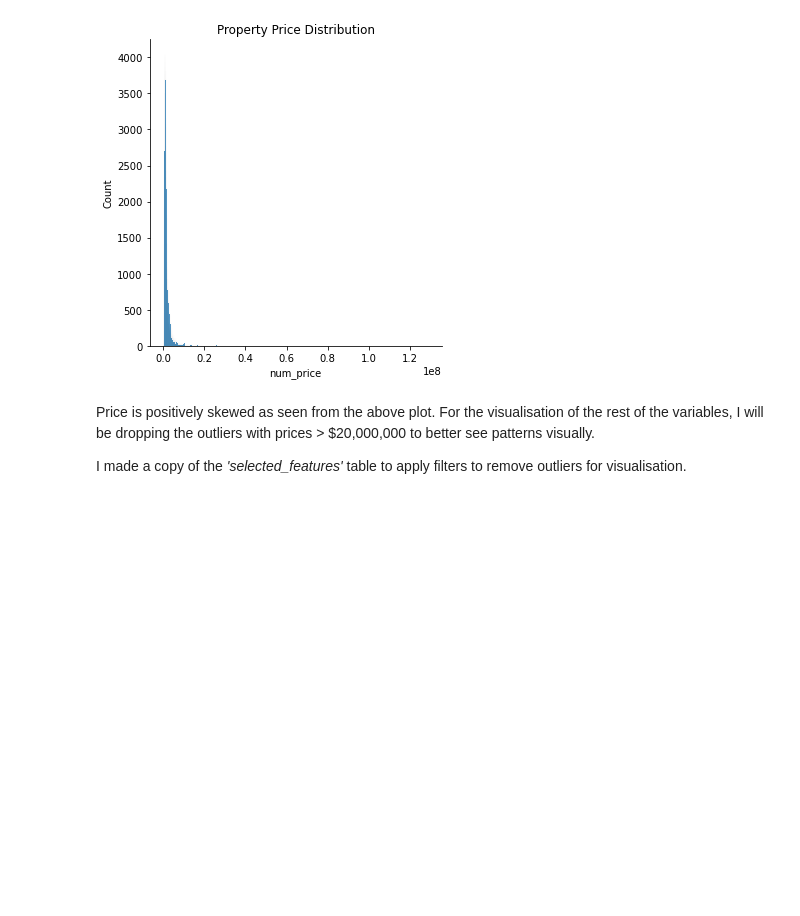
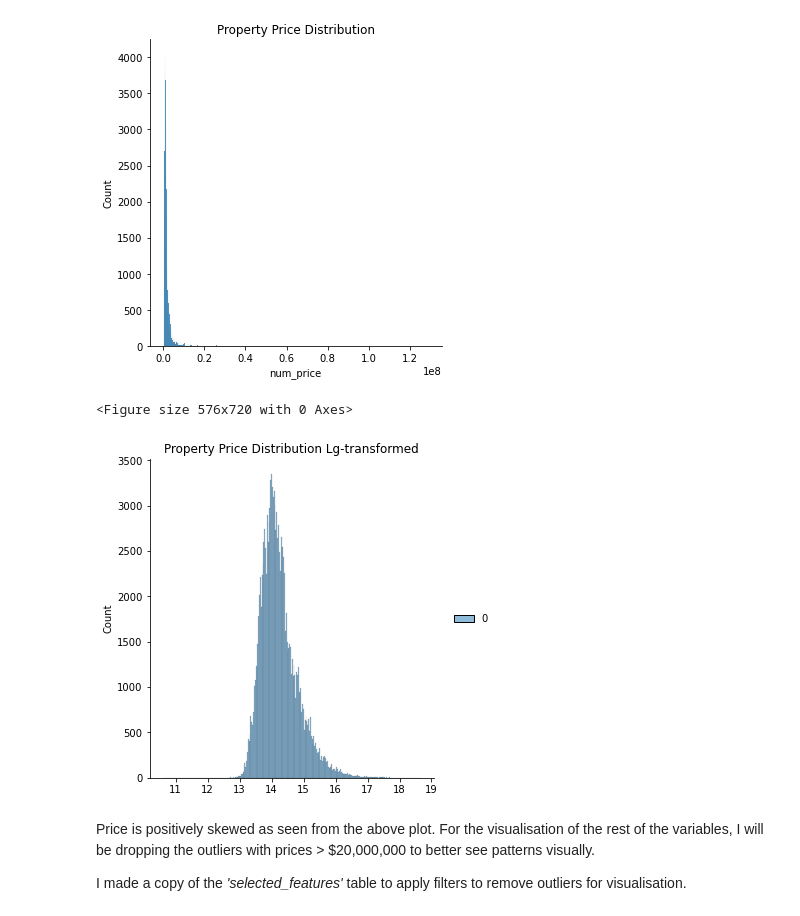
Before and after one commit to RoydonTay/Property-Price-Prediction, a Jupyter notebook: Exploratory_Data_Analysis.ipynb, the cells around one changed output. Cells and saved outputs as stored; diff of their text form; code cells hidden in the pictures; blank space fills up the shorter version.

```diff
--- a/Exploratory_Data_Analysis.ipynb
+++ b/Exploratory_Data_Analysis.ipynb
@@ -16,7 +16,7 @@ warnings.simplefilter(action='ignore', category=FutureWarning)
 import json
 
 # Converting JSON encoded data into Python dictionary
-with open(r"C:\Users\Roydon\Desktop\Property Price Project\Final Project Code\Raw Data\Collated_Data_170622_modified", "r") as read_file:
+with open(r"Data\Collated_Data_170622_modified", "r") as read_file:
     data = json.load(read_file)
 # %%
 # Flatten nested JSON
@@ -182,6 +182,20 @@ title = plt.title("Property Price Distribution")
 # %% [output]
 <Figure size 576x720 with 0 Axes>
 [figure]
+# %%
+from sklearn.preprocessing import FunctionTransformer
+from sklearn.compose import ColumnTransformer
+
+logTr = ColumnTransformer(transformers=[("lg", FunctionTransformer(np.log1p), ["num_price"])])
+transformed_price = logTr.fit_transform(selected_features)
+
+plt.figure(figsize=(8,10))
+sns.displot(transformed_price)
+plt.title("Property Price Distribution Lg-transformed")
+plt.show()
+# %% [output]
+<Figure size 576x720 with 0 Axes>
+[figure, added]
 # %% [markdown]
 Price is positively skewed as seen from the above plot. For the visualisation of the rest of the variables, I will be dropping the outliers with prices > $20,000,000 to better see patterns visually.
 
```
Also changed, not shown: parts of 8 cells of this notebook, 4 other files.
